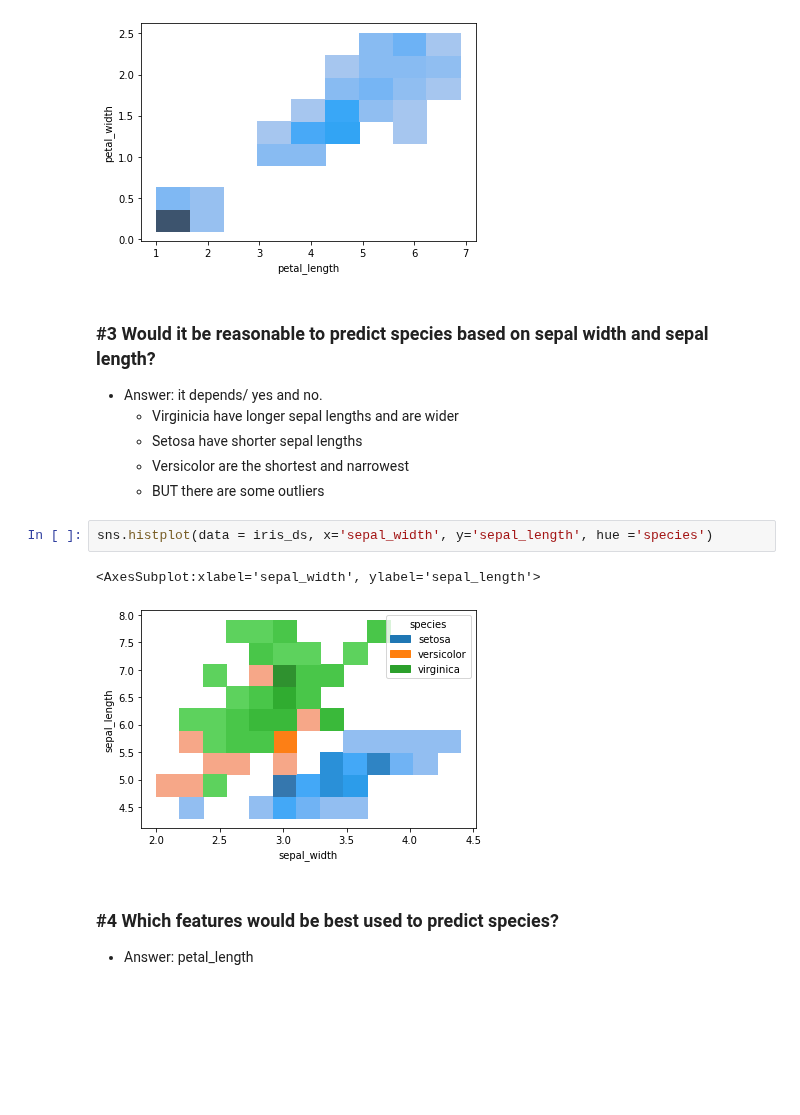
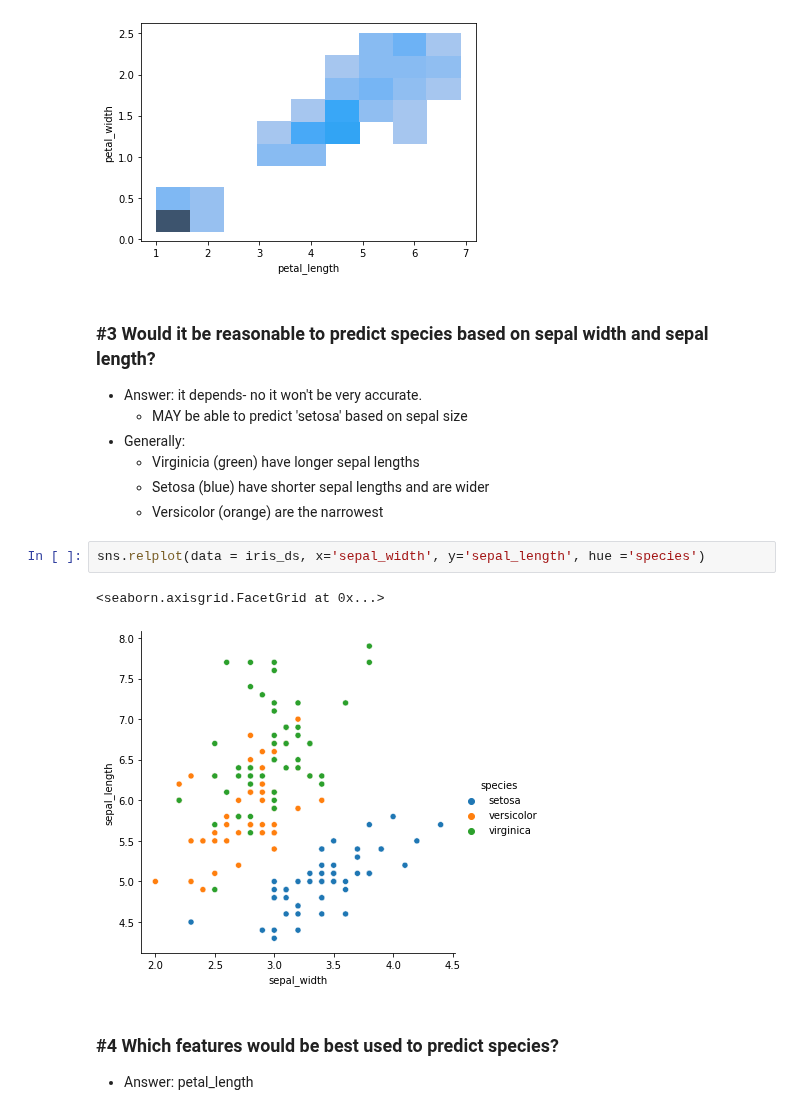
Before and after one commit to natasharivers/numpy-pandas-visualization-exercises, a Jupyter notebook: seaborn_exercises.ipynb, the cells around one changed output. Drawn from its saved outputs; the diff is of its cells as text; blank space fills up the shorter version.

```diff
--- a/seaborn_exercises.ipynb
+++ b/seaborn_exercises.ipynb
@@ -52,16 +53,17 @@ sns.histplot(data = iris_ds, x='petal_length', y='petal_width')
 [figure]
 # %% [markdown]
 ### #3 Would it be reasonable to predict species based on sepal width and sepal length?
-- Answer: it depends/ yes and no.
-    - Virginicia have longer sepal lengths and are wider
-    - Setosa have shorter sepal lengths
-    - Versicolor are the shortest and narrowest
-    - BUT there are some outliers
+- Answer: it depends- no it won't be very accurate.
+    - MAY be able to predict 'setosa' based on sepal size
+- Generally:
+    - Virginicia (green) have longer sepal lengths
+    - Setosa (blue) have shorter sepal lengths and are wider
+    - Versicolor (orange) are the narrowest
 # %%
-sns.histplot(data = iris_ds, x='sepal_width', y='sepal_length', hue ='species')
+sns.relplot(data = iris_ds, x='sepal_width', y='sepal_length', hue ='species')
 # %% [output]
-<AxesSubplot:xlabel='sepal_width', ylabel='sepal_length'>
+<seaborn.axisgrid.FacetGrid at 0x...>
-[figure, old version]
+[figure, new version]
 # %% [markdown]
 ### #4 Which features would be best used to predict species?
 - Answer: petal_length
```
Also changed, not shown: parts of 27 cells of this notebook, 2 other files.
